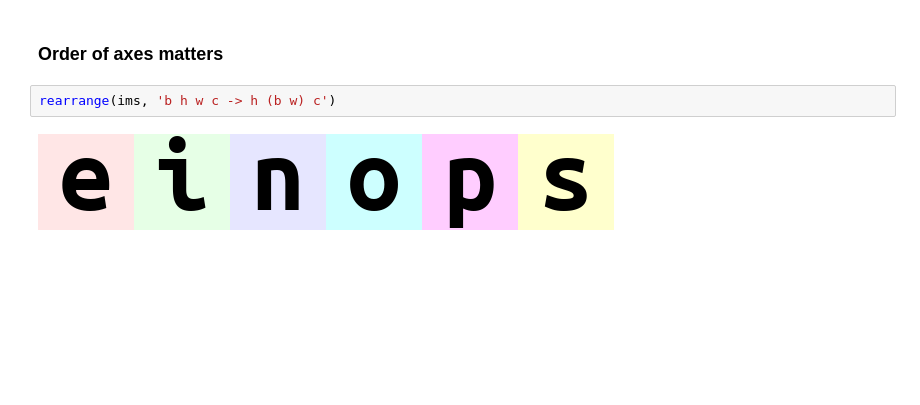
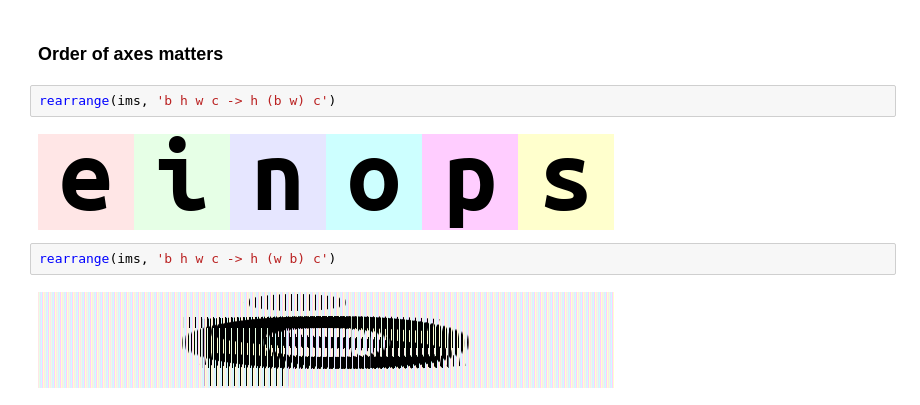
Before and after one commit to akshayvkt/learning, a Jupyter notebook: einops101.ipynb, the cells around one changed output. Saved outputs shown, nothing was run; the diff lists cells and outputs as text; blank space fills up the shorter version.

```diff
--- a/einops101.ipynb
+++ b/einops101.ipynb
@@ -100,3 +100,7 @@ rearrange(ims, 'b h (w1 w2) c -> (h w2) (b w1) c',w2=3)
 rearrange(ims, 'b h w c -> h (b w) c')
 # %% [output]
 [figure]
+# %%
+rearrange(ims, 'b h w c -> h (w b) c')
+# %% [output]
+[figure, added]
```
Also changed, not shown: parts of 11 cells of this notebook.
